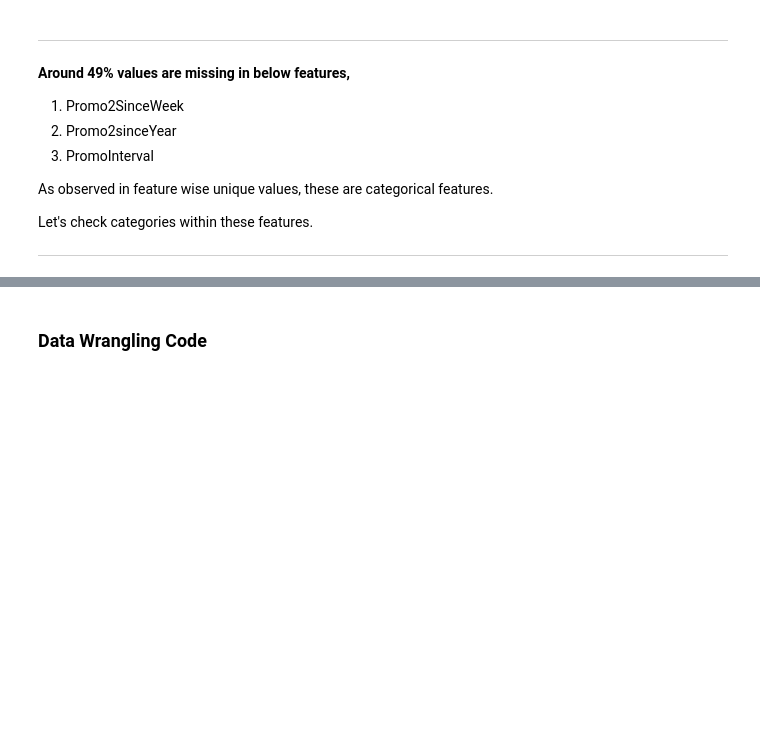
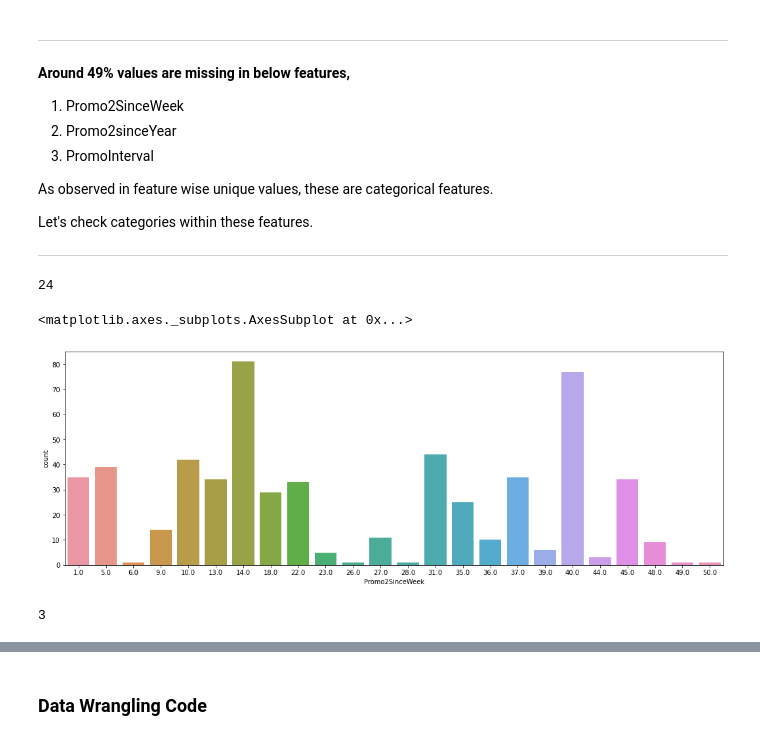
Before and after one commit to Sanddeep-K/Capstone---2_Retail_Sales_Prediction-Supervised-ML---Regression-, a Jupyter notebook: Capstone_2_Retail_Sales_Prediction.ipynb, the cells around one changed output, grey strips where cells are left out. Drawn from its saved outputs; the diff is of its cells as text; code cells hidden in the pictures; blank space fills up the shorter version.

```diff
--- a/Capstone_2_Retail_Sales_Prediction.ipynb
+++ b/Capstone_2_Retail_Sales_Prediction.ipynb
@@ -993,3 +993,23 @@ As observed in feature wise unique values, these are categorical features.
 Let's check categories within these features.
 
 ------
+# %%
+# Let's check count of unique categories for variable - "CompetitionOpenSinceMonth"
+
+store_df['Promo2SinceWeek'].nunique()
+# %% [output]
+24
+# %%
+# Countplot to check and understand categories of "CompetitionOpenSinceMonth" variable
+
+plt.figure(figsize = (18,6))
+sns.countplot(x=store_df["Promo2SinceWeek"])
+# %% [output]
+<matplotlib.axes._subplots.AxesSubplot at 0x...>
+[figure, added]
+# %%
+# Let's check count of unique categories for variable - "PromoInterval"
+
+store_df['PromoInterval'].nunique()
+# %% [output]
+3
```
Also changed, not shown: parts of 3 cells of this notebook.
